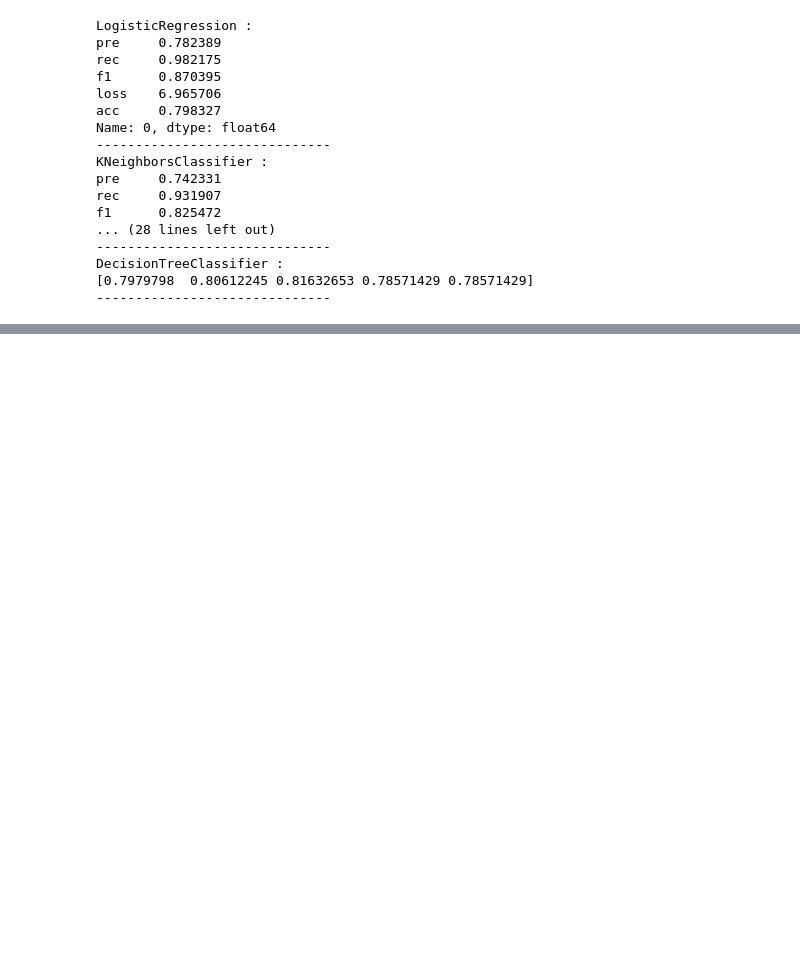
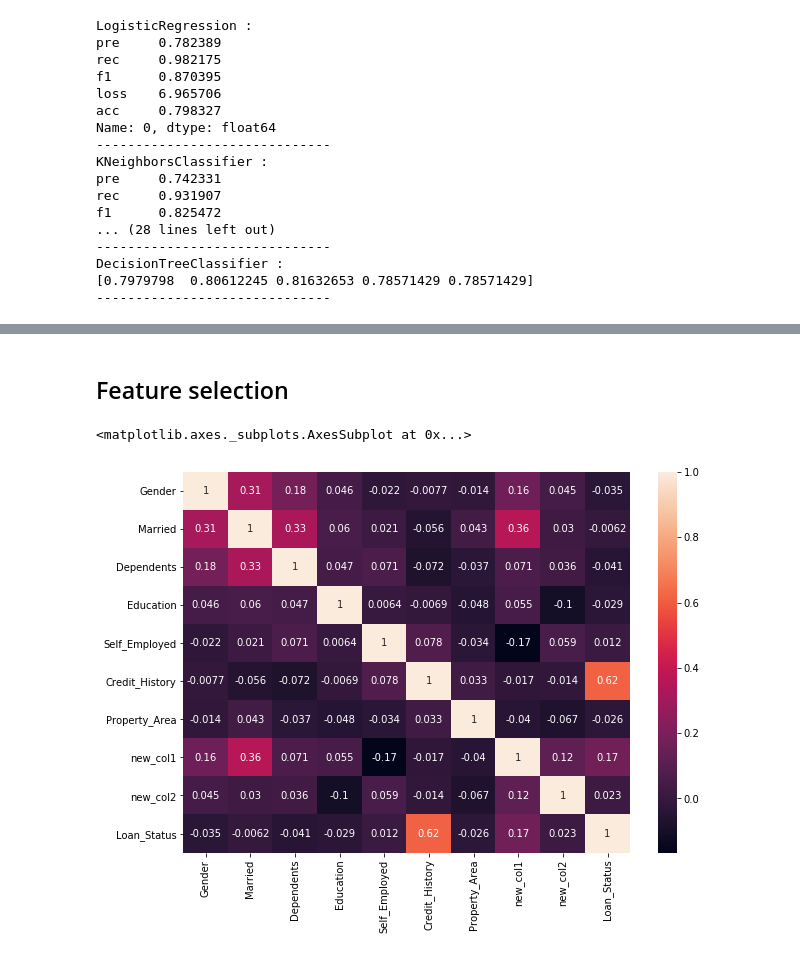
Before and after one commit to iasad1/loan-prediction-classification-problem, a Jupyter notebook: loan-prediction-classification.ipynb, the cells around one changed output, grey strips where cells are left out. Cells and saved outputs as stored; diff of their text form; code cells hidden in the pictures; blank space fills up the shorter version.

```diff
--- a/loan-prediction-classification.ipynb
+++ b/loan-prediction-classification.ipynb
@@ -820,0 +892,3 @@ DecisionTreeClassifier :
+# %%
+train_eval_cross(models, X_train, y_train, skf)
+cross_val_train(models,X_train,y_train)
@@ -820,0 +929,11 @@ DecisionTreeClassifier :
+# %% [markdown]
+## Feature selection
+# %%
+data_corr = pd.concat([X_train,y_train],axis=1)
+# %%
+corr = data_corr.corr()
+plt.figure(figsize=(10,7))
+sns.heatmap(corr,annot=True)
+# %% [output]
+<matplotlib.axes._subplots.AxesSubplot at 0x...>
+[figure, added]
```
Also changed, not shown: parts of 33 cells of this notebook.
